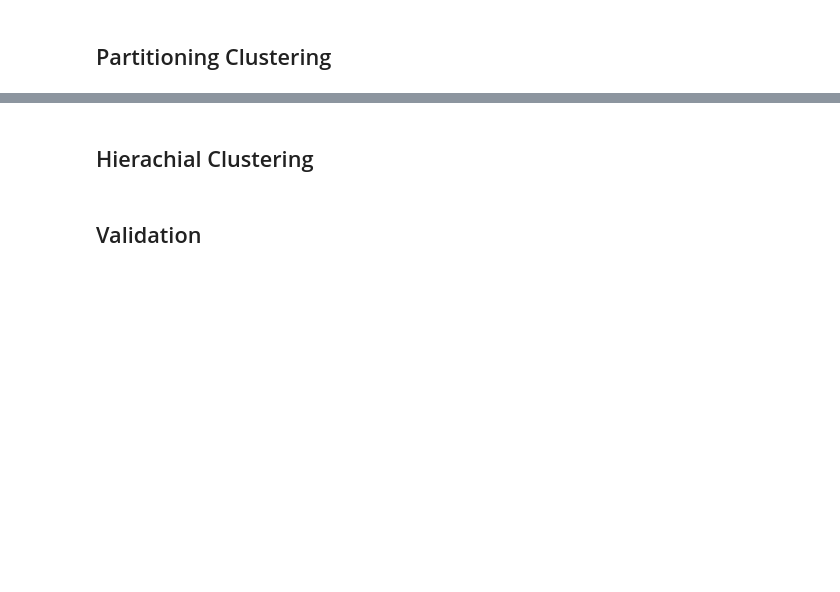
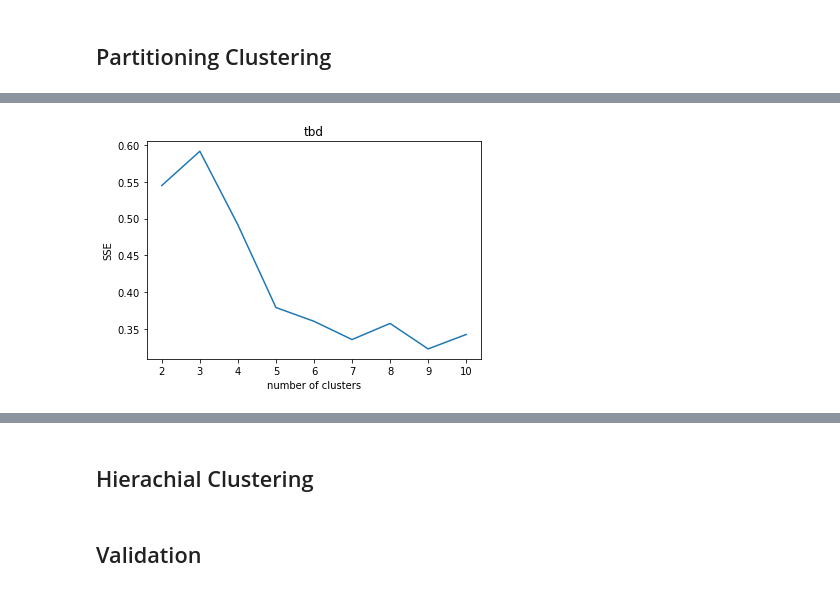
Before and after one commit to JonathanWillnow/CompuStatsClustering, a Jupyter notebook: Clustering.ipynb, the cells around one changed output, grey strips where cells are left out. Drawn from its saved outputs; the diff is of its cells as text; code cells hidden in the pictures; blank space fills up the shorter version.

```diff
--- a/Clustering.ipynb
+++ b/Clustering.ipynb
@@ -69,0 +242,15 @@ Clustering is often referred to as unsupervised machine larning. As Kassambara (
+# %%
+silhouette_coef = []
+for k in range(2, 11):
+    kmeans = sklearn.cluster.KMeans(n_clusters=k, **kmeans_kwargs)
+    kmeans.fit(scaled_features)
+    score = round(sklearn.metrics.silhouette_score(scaled_features, kmeans.labels_),4)
+    silhouette_coef.append(score)
+
+fig, ax = plt.subplots()
+ax.plot(range(2,11), silhouette_coef)
+ax.set_ylabel("SSE")
+ax.set_xlabel("number of clusters")
+ax.set_title("tbd");
+# %% [output]
+[figure, added]
```
Also changed, not shown: parts of 28 cells of this notebook.
